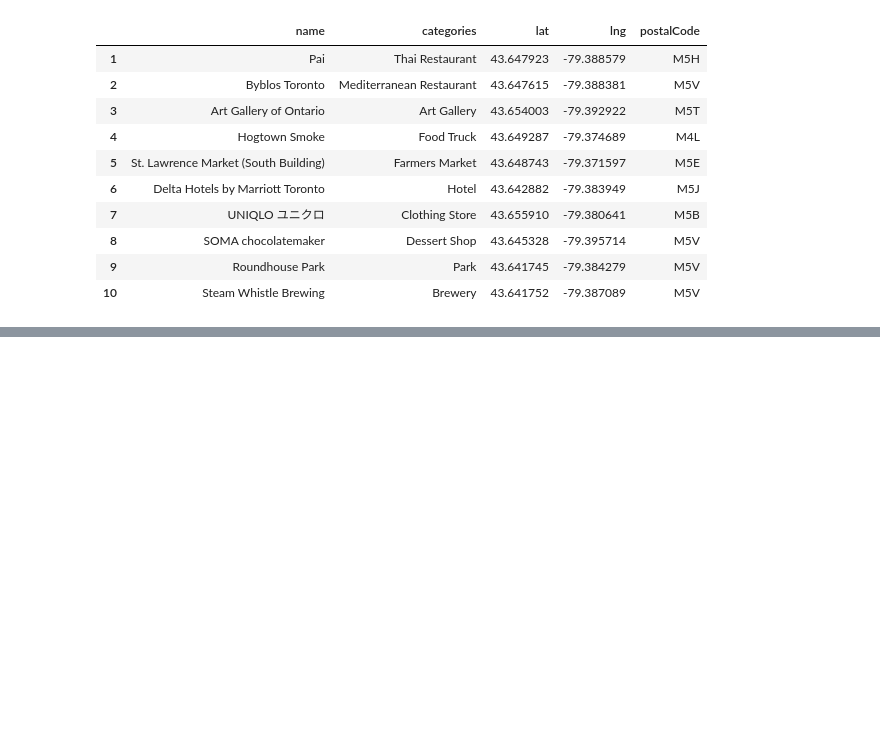
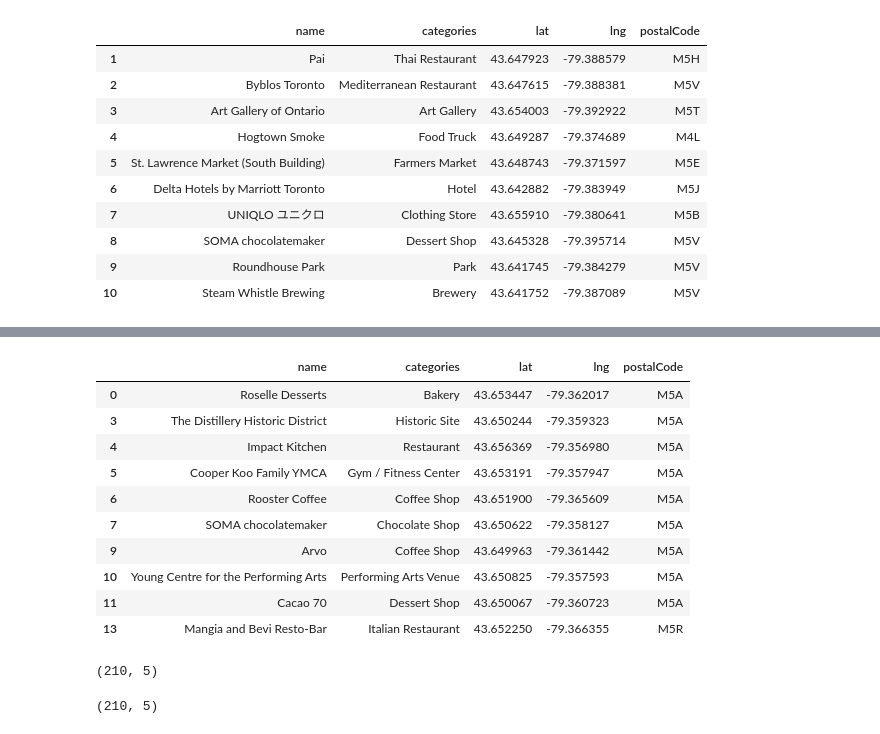
Before and after one commit to jeferson-alves/Coursera_Capstone, a Jupyter notebook: Applied Data Capstone - week 3 - part c.ipynb, the cells around one changed output, grey strips where cells are left out. Cells and saved outputs as stored; diff of their text form; code cells hidden in the pictures; blank space fills up the shorter version.

```diff
--- a/Applied Data Capstone - week 3 - part c.ipynb
+++ b/Applied Data Capstone - week 3 - part c.ipynb
@@ -283,7 +307,7 @@ venues_map
 [interactive output not drawn]
 # %%
 radius = 50000
-LIMIT = 200
+LIMIT = 100
 url = 'https://api.foursquare.com/v2/venues/explore?client_id={}&client_secret={}&ll={},{}&v={}&radius={}&limit={}'.format(CLIENT_ID, CLIENT_SECRET, latitude, longitude, VERSION, radius, LIMIT)
 url
 # %% [output]
@@ -443,3 +467,62 @@ for lat, lng, label in zip(df_clean.lat, df_clean.lng, df_clean.name):
 venues_map
 # %% [output]
 [interactive output not drawn]
+# %%
+def get_category_type(row):
+    try:
+        categories_list = row['categories']
+    except:
+        categories_list = row['venue.categories']
+
+    if len(categories_list) == 0:
+        return None
+    else:
+        return categories_list[0]['name']
+
+def get_data_frame(url):
+    results = requests.get(url).json()
+    items = results['response']['groups'][0]['items']
+    dataframe = json_normalize(items) # flatten JSON
+    filtered_columns = ['venue.name', 'venue.categories'] + [col for col in dataframe.columns if col.startswith('venue.location.')] + ['venue.id']
+    dataframe_filtered = dataframe.loc[:, filtered_columns]
+    dataframe_filtered['venue.categories'] = dataframe_filtered.apply(get_category_type, axis=1)
+    dataframe_filtered.columns = [col.split('.')[-1] for col in dataframe_filtered.columns]
+    try:
+        df_clean = dataframe_filtered.dropna(subset=['postalCode'])
+        df_clean = df_clean[['name','categories','lat','lng','postalCode']]
+        postalcodenew = []
+        postal = np.array(df_clean.postalCode)
+        for i in np.arange(len(postal)):            #Using standard postalcode with 3 characters
+            postalcodenew.append(postal[i][0:3])
+        df_clean['postalCode']=postalcodenew
+        return df_clean
+    except:
+        pass
+
+radius = 3000
+LIMIT = 30 #Number max o venue per neigh
+
+data_total = pd.DataFrame(columns=['name','categories','lat','lng','postalCode'])
+
+for neigh_lat, neigh_long, neigh_label in zip(toronto_data.Latitude, toronto_data.Longitude, toronto_data.Neighbourhood):
+    url = 'https://api.foursquare.com/v2/venues/explore?client_id={}&client_secret={}&ll={},{}&v={}&radius={}&limit={}'.format(CLIENT_ID, CLIENT_SECRET, neigh_lat, neigh_long, VERSION, radius, LIMIT)
+    data_total = pd.concat([data_total,get_data_frame(url)])
+    #print (data_total.size)
+# %%
+data_total.head(10)
+# %% [output]
+|  | name | categories | lat | lng | postalCode |
+| 0 | Roselle Desserts | Bakery | 43.653447 | -79.362017 | M5A |
+| 3 | The Distillery Historic District | Historic Site | 43.650244 | -79.359323 | M5A |
+| 4 | Impact Kitchen | Restaurant | 43.656369 | -79.356980 | M5A |
+| 5 | Cooper Koo Family YMCA | Gym / Fitness Center | 43.653191 | -79.357947 | M5A |
+| 6 | Rooster Coffee | Coffee Shop | 43.651900 | -79.365609 | M5A |
+| 7 | SOMA chocolatemaker | Chocolate Shop | 43.650622 | -79.358127 | M5A |
+| 9 | Arvo | Coffee Shop | 43.649963 | -79.361442 | M5A |
+| 10 | Young Centre for the Performing Arts | Performing Arts Venue | 43.650825 | -79.357593 | M5A |
+| 11 | Cacao 70 | Dessert Shop | 43.650067 | -79.360723 | M5A |
+| 13 | Mangia and Bevi Resto-Bar | Italian Restaurant | 43.652250 | -79.366355 | M5R |
+# %%
+data_total.shape
+# %% [output]
+(210, 5)
@@ -446 +531,5 @@ venues_map
+# %%
+data_total.shape
+# %% [output]
+(210, 5)
 # %%
```
Also changed, not shown: parts of 16 cells of this notebook.
